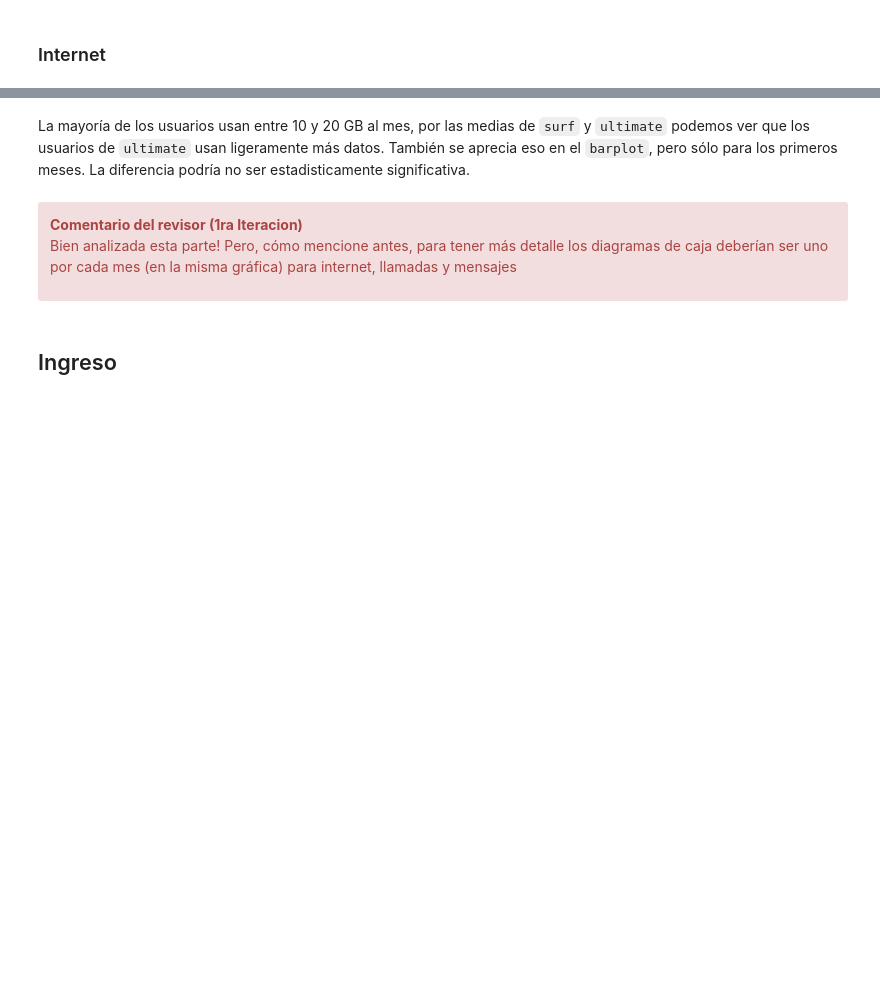
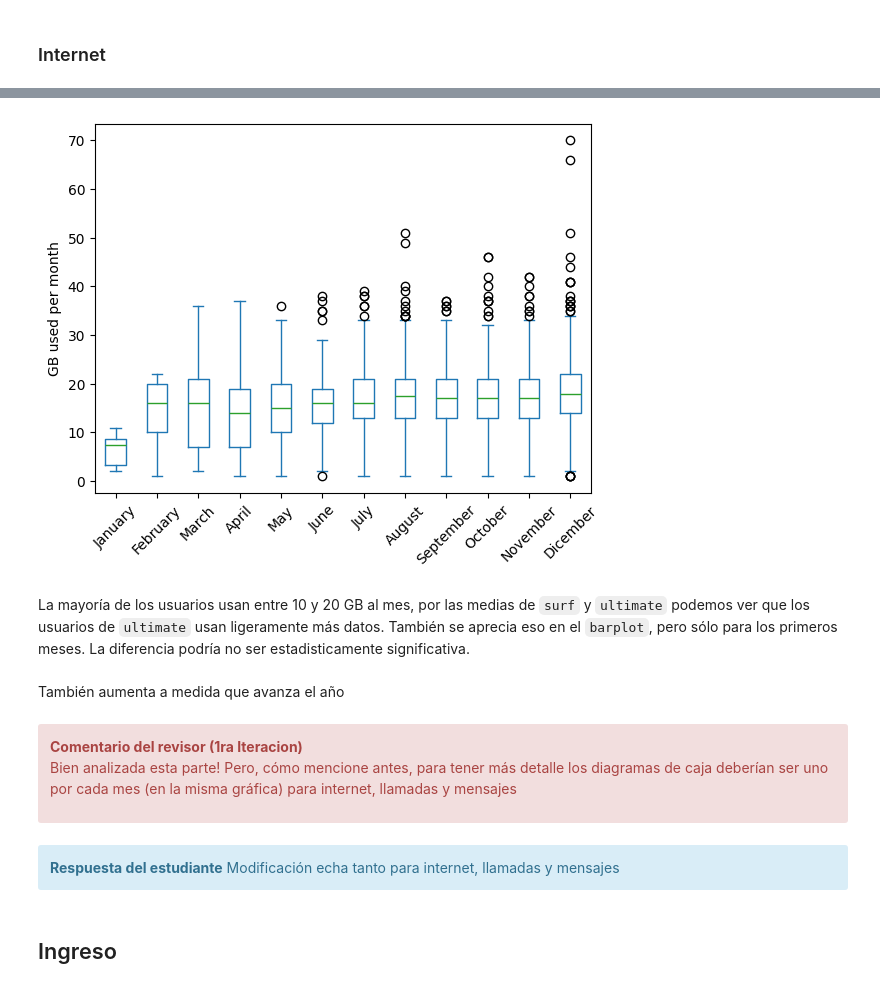
Before and after one commit to NikolaiGarcia/Pruebas-Estadisticas, a Jupyter notebook: Proyecto 5.ipynb, the cells around one changed output, grey strips where cells are left out. Saved outputs shown, nothing was run; the diff lists cells and outputs as text; code cells hidden in the pictures; blank space fills up the shorter version.

```diff
--- a/Proyecto 5.ipynb
+++ b/Proyecto 5.ipynb
@@ -790,11 +833,26 @@ plt.show()
+# %%
+plot = {month : list(use_of_plan[use_of_plan['month'] == num]['gb_used']) for num,month in months.items()}
+plot = pd.DataFrame(dict([(key, pd.Series(value)) for key, value in plot.items()]))
+plot.plot(kind='box',rot=45,ylabel='GB used per month')
+
+plt.show()
+# %% [output]
+[figure, added]
 # %% [markdown]
 La mayoría de los usuarios usan entre 10 y 20 GB al mes, por las medias de `surf` y `ultimate` podemos ver que los usuarios de `ultimate` usan ligeramente más datos. También se aprecia eso en el `barplot`, pero sólo para los primeros meses. La diferencia podría no ser estadisticamente significativa.
+# %% [markdown]
+También aumenta a medida que avanza el año
 # %% [markdown]
 <div class="alert alert-block alert-danger">
 <b>Comentario del revisor (1ra Iteracion)</b> <a class=“tocSkip”></a>
 
 Bien analizada esta parte! Pero, cómo mencione antes, para tener más detalle los diagramas de caja deberían ser uno por cada mes (en la misma gráfica) para internet, llamadas y mensajes
 </div>
+# %% [markdown]
+<div class="alert alert-block alert-info">
+<b>Respuesta del estudiante</b> <a class=“tocSkip”></a>
+Modificación echa tanto para internet, llamadas y mensajes
+</div>
 # %% [markdown]
 ## Ingreso
 # %%
```
Also changed, not shown: parts of 26 cells of this notebook.
